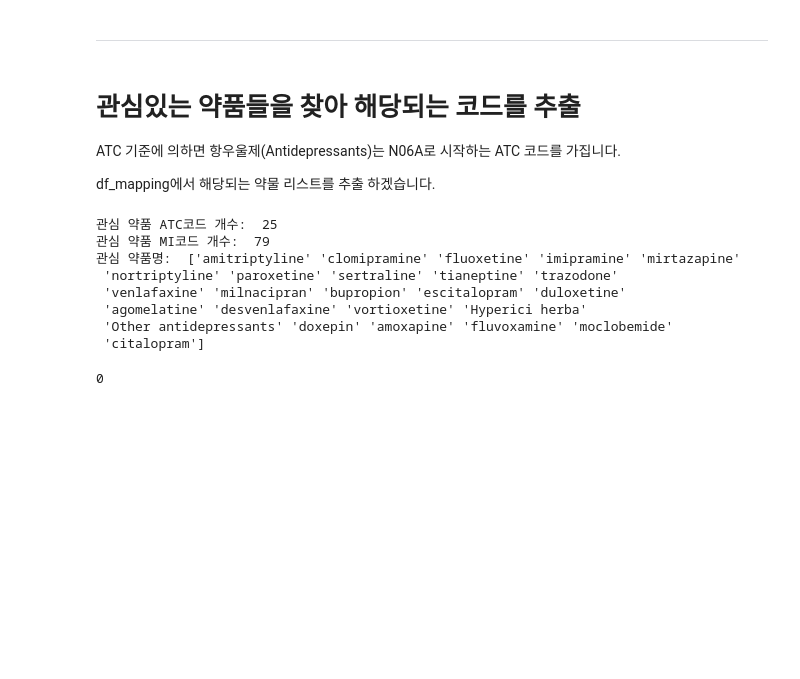
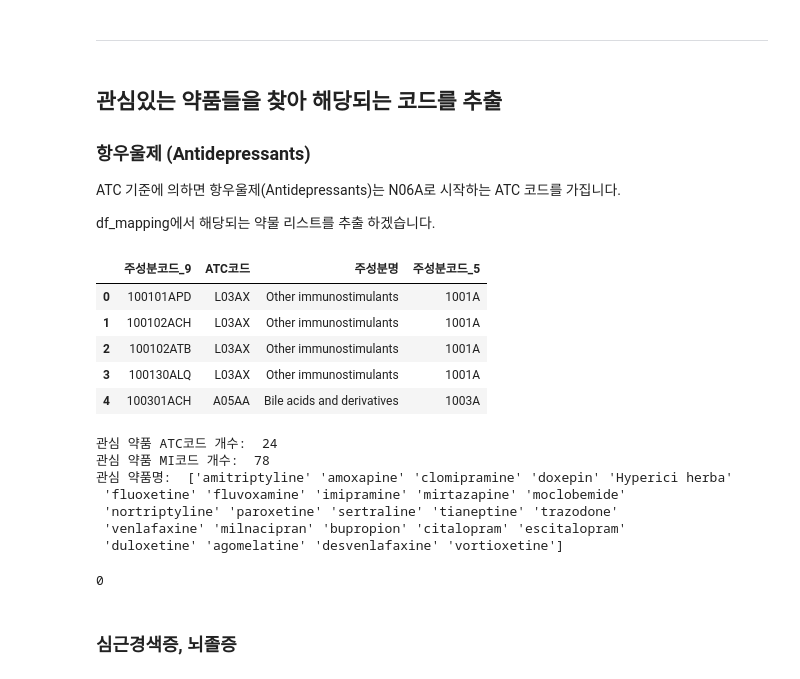
Before and after one commit to YuHan-J-Nam/Drug_Coprescription_Network_Analysis, a Jupyter notebook: 1_create_ATC_mapping.ipynb, the cells around one changed output. Drawn from its saved outputs; the diff is of its cells as text; code cells hidden in the pictures; blank space fills up the shorter version.

```diff
--- a/1_create_ATC_mapping.ipynb
+++ b/1_create_ATC_mapping.ipynb
@@ -169,7 +169,9 @@ mapping_n.to_csv('data/mapping.csv', index=False)
 # %% [markdown]
 ---
 # %% [markdown]
-# 관심있는 약품들을 찾아 해당되는 코드를 추출
+## 관심있는 약품들을 찾아 해당되는 코드를 추출
+
+### 항우울제 (Antidepressants)
 ATC 기준에 의하면 항우울제(Antidepressants)는 N06A로 시작하는 ATC 코드를 가집니다.
 
 df_mapping에서 해당되는 약물 리스트를 추출 하겠습니다.
@@ -176,20 +181,28 @@ df_mapping에서 해당되는 약물 리스트를 추출 하겠습니다.
+# %%
+mapping.head()
+# %% [output]
+|  | 주성분코드_9 | ATC코드 | 주성분명 | 주성분코드_5 |
+| 0 | 100101APD | L03AX | Other immunostimulants | 1001A |
+| 1 | 100102ACH | L03AX | Other immunostimulants | 1001A |
+| 2 | 100102ATB | L03AX | Other immunostimulants | 1001A |
+| 3 | 100130ALQ | L03AX | Other immunostimulants | 1001A |
+| 4 | 100301ACH | A05AA | Bile acids and derivatives | 1003A |
 # %%
 # 관심 약품 ATC 코드를 딕셔너리로 정의합니다.
 ATC_dict = {'antidepressants': 'N06A'}
 # %%
 # 관심 약품 ATC 코드를 포함하는 데이터를 추출합니다.
-df_antidepressants = data[data['ATC코드'].str.contains(ATC_dict['antidepressants'])]
+df_antidepressants = mapping[mapping['ATC코드'].str.contains(ATC_dict['antidepressants'])]
 print("관심 약품 ATC코드 개수: ", len(df_antidepressants['ATC코드'].unique()))
-print("관심 약품 MI코드 개수: ", len(df_antidepressants['주성분코드'].unique()))
-print("관심 약품명: ", df_antidepressants['ATC코드 명칭'].unique())
+print("관심 약품 MI코드 개수: ", len(df_antidepressants['주성분코드_9'].unique()))
+print("관심 약품명: ", df_antidepressants['주성분명'].unique())
 # %% [output]
-관심 약품 ATC코드 개수:  25
-관심 약품 MI코드 개수:  79
-관심 약품명:  ['amitriptyline' 'clomipramine' 'fluoxetine' 'imipramine' 'mirtazapine'
+관심 약품 ATC코드 개수:  24
+관심 약품 MI코드 개수:  78
+관심 약품명:  ['amitriptyline' 'amoxapine' 'clomipramine' 'doxepin' 'Hyperici herba'
+ 'fluoxetine' 'fluvoxamine' 'imipramine' 'mirtazapine' 'moclobemide'
  'nortriptyline' 'paroxetine' 'sertraline' 'tianeptine' 'trazodone'
- 'venlafaxine' 'milnacipran' 'bupropion' 'escitalopram' 'duloxetine'
- 'agomelatine' 'desvenlafaxine' 'vortioxetine' 'Hyperici herba'
- 'Other antidepressants' 'doxepin' 'amoxapine' 'fluvoxamine' 'moclobemide'
- 'citalopram']
+ 'venlafaxine' 'milnacipran' 'bupropion' 'citalopram' 'escitalopram'
+ 'duloxetine' 'agomelatine' 'desvenlafaxine' 'vortioxetine']
 # %%
 # 관심 컬럼만 추출합니다.
@@ -207,3 +220,5 @@ df_ad = df_ad.drop_duplicates().copy()
 # %%
 # 관심 약품 ATC 코드를 포함하는 데이터를 저장합니다.
 df_ad.to_csv('data/antidepressant_mapping_v2.csv', index=False)
+# %% [markdown]
+### 심근경색증, 뇌졸증
```
Also changed, not shown: parts of 8 cells of this notebook, 2 other files.
